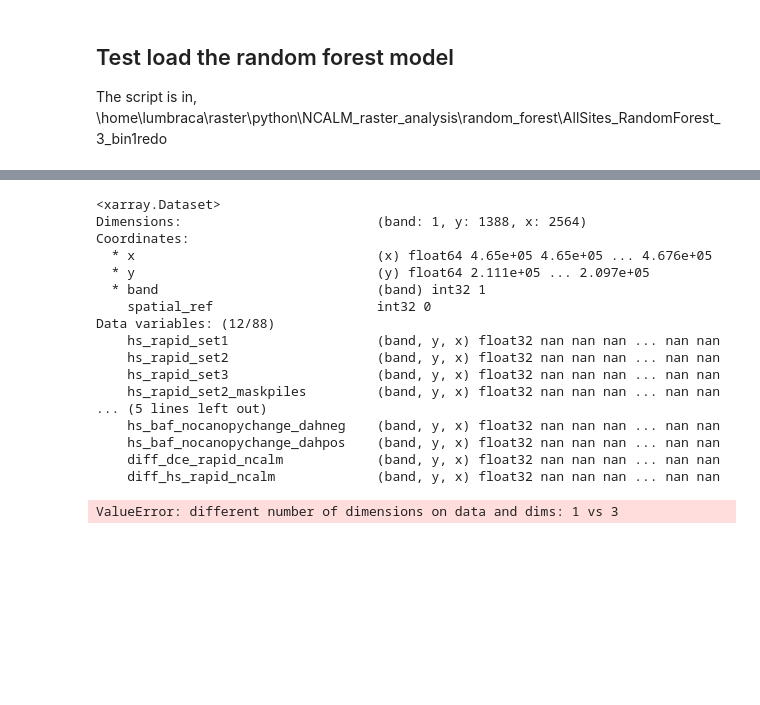
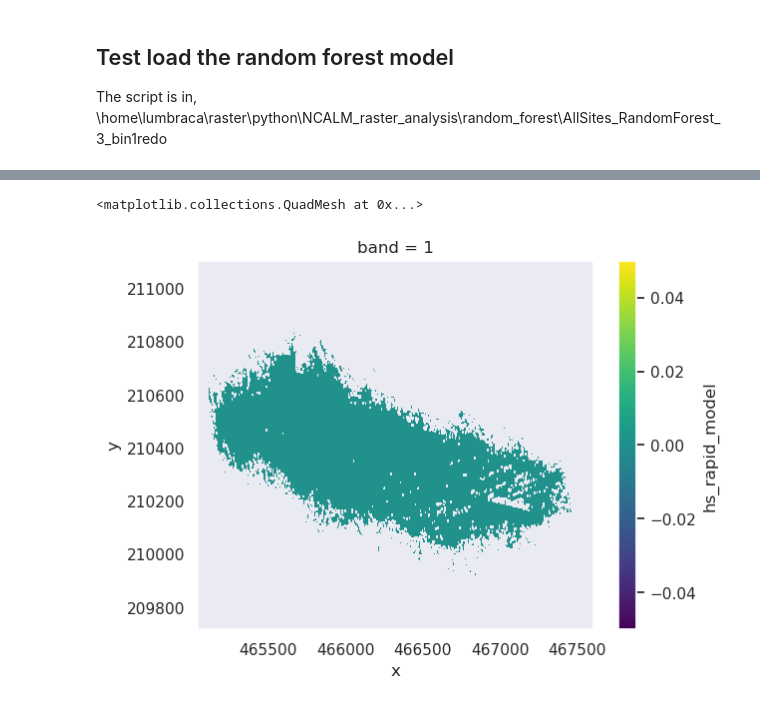
Before and after one commit to cassielumbrazo/RAPID_raster_analysis, a Jupyter notebook: 8_rapid_random_forest.ipynb, the cells around one changed output, grey strips where cells are left out. Drawn from its saved outputs; the diff is of its cells as text; code cells hidden in the pictures; blank space fills up the shorter version.

```diff
--- a/8_rapid_random_forest.ipynb
+++ b/8_rapid_random_forest.ipynb
@@ -504,20 +519,10 @@ Come back to this.\
+# %%
+ds['hs_rapid_model'] = xr.DataArray(hs_rapid_model_numpy.reshape(ds.dims['y'], ds.dims['x']), dims = ['y','x'])
+# %%
+# fill the model with nan where the obs is nan
+ds['hs_rapid_model'] = ds['hs_rapid_model'].where(ds['hs_rapid'].notnull())
 # %%
-ds
+ds['hs_rapid_model'].plot()
 # %% [output]
-<xarray.Dataset>
-Dimensions:                         (band: 1, y: 1388, x: 2564)
-Coordinates:
-  * x                               (x) float64 4.65e+05 4.65e+05 ... 4.676e+05
-  * y                               (y) float64 2.111e+05 ... 2.097e+05
-  * band                            (band) int32 1
-    spatial_ref                     int32 0
-Data variables: (12/88)
-    hs_rapid_set1                   (band, y, x) float32 nan nan nan ... nan nan
-    hs_rapid_set2                   (band, y, x) float32 nan nan nan ... nan nan
-    hs_rapid_set3                   (band, y, x) float32 nan nan nan ... nan nan
-    hs_rapid_set2_maskpiles         (band, y, x) float32 nan nan nan ... nan nan
-... (5 lines left out)
-    hs_baf_nocanopychange_dahneg    (band, y, x) float32 nan nan nan ... nan nan
-    hs_baf_nocanopychange_dahpos    (band, y, x) float32 nan nan nan ... nan nan
-    diff_dce_rapid_ncalm            (band, y, x) float32 nan nan nan ... nan nan
-    diff_hs_rapid_ncalm             (band, y, x) float32 nan nan nan ... nan nan
+<matplotlib.collections.QuadMesh at 0x...>
+[figure, added]
@@ -524,11 +595,4 @@ Data variables: (12/88)
 # %%
-# Now, we want to add the predicted snow depth back into the dataset
-# first, create a new variable in the dataset for the predicted snow depth
-ds['hs_ncalm_model'] = xr.DataArray(hs_ncalm_model,dims = ['band','y','x'])
-ds['hs_rapid_model'] = xr.DataArray(hs_rapid_model,dims = ['band','y','x'])
-
-# now, we want to calculate the difference between the observed and predicted snow depth
-ds['diff_hs_ncalm_model'] = ds['hs_ncalm_model'] - ds['hs_ncalm']
-ds['diff_hs_rapid_model'] = ds['hs_rapid_model'] - ds['hs_rapid']
+# # now, we want to calculate the difference between the observed and predicted snow depth
+# ds['diff_hs_ncalm_model'] = ds['hs_ncalm_model'] - ds['hs_ncalm']
+# ds['diff_hs_rapid_model'] = ds['hs_rapid_model'] - ds['hs_rapid']
-# %% [output]
-ValueError: different number of dimensions on data and dims: 1 vs 3
```
Also changed, not shown: parts of 17 cells of this notebook.
